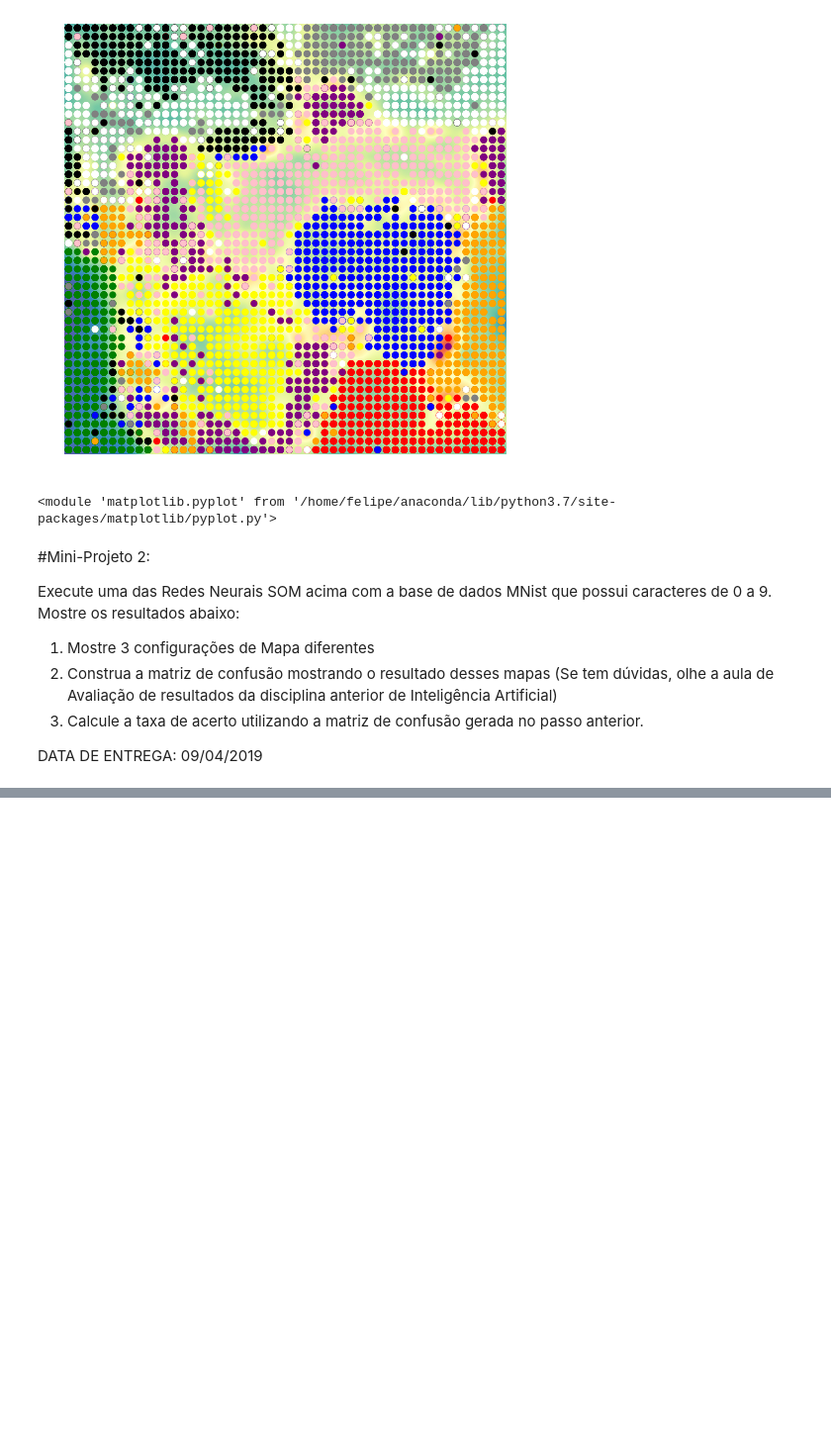
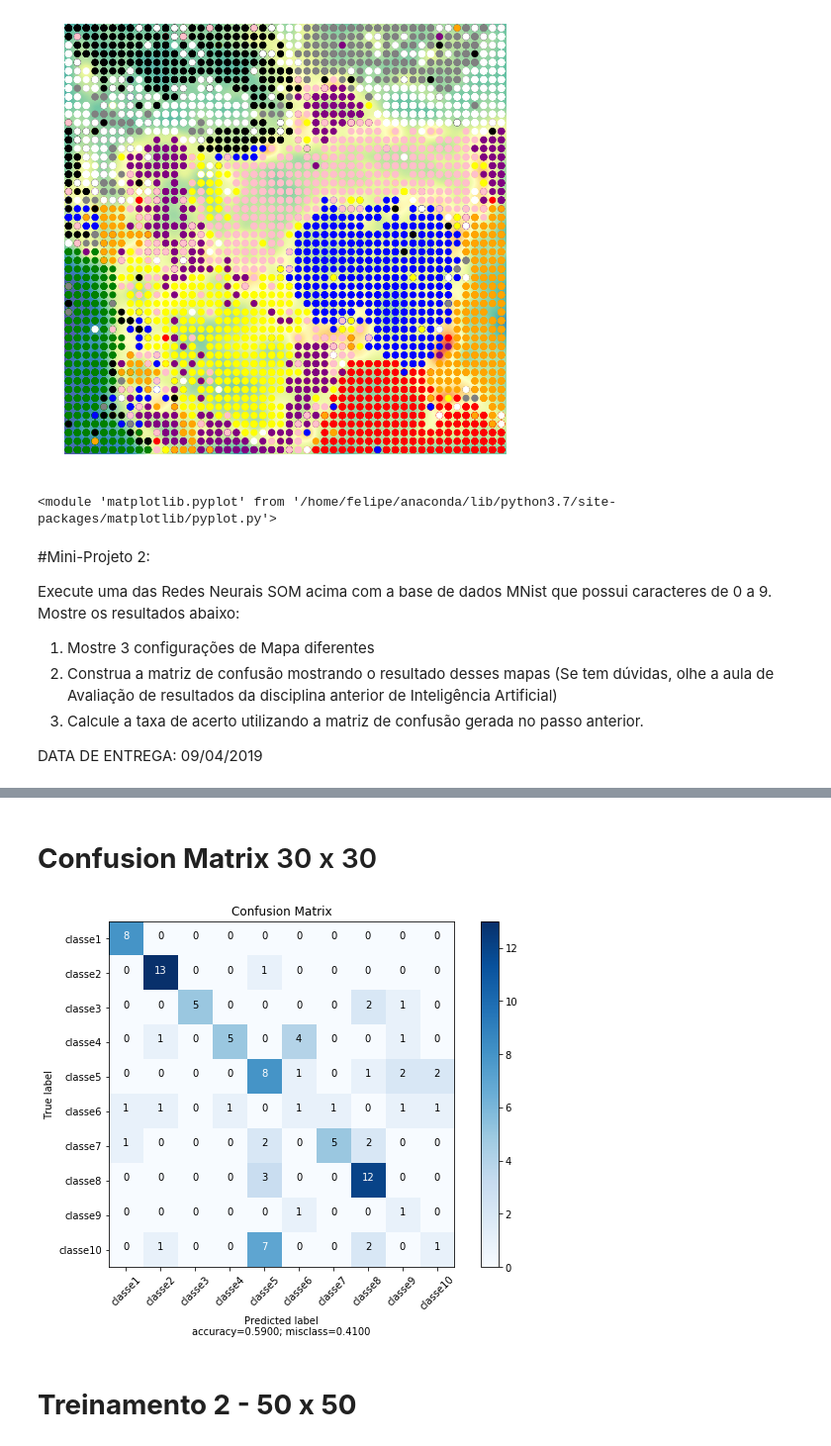
Before and after one commit to felipeescorel/redes_neurais, a Jupyter notebook: SOM/Self_Organising_Map.ipynb, the cells around one changed output, grey strips where cells are left out. Shown at 99% size. Saved outputs shown, nothing was run; the diff lists cells and outputs as text; code cells hidden in the pictures; blank space fills up the shorter version.

```diff
--- a/SOM/Self_Organising_Map.ipynb
+++ b/SOM/Self_Organising_Map.ipynb
@@ -126,0 +432,13 @@ DATA DE ENTREGA: 09/04/2019
+# %% [markdown]
+# **Confusion Matrix** 30 x 30
+# %%
+y_test_non_category = [ np.argmax(t) for t in y_test ]
+y_predict_non_category = [ np.argmax(t) for t in y_test_pred ]
+
+cm =confusion_matrix(y_test_non_category, y_predict_non_category)
+
+plot_confusion_matrix(cm, normalize=False, target_names=classes, title="Confusion Matrix")
+# %% [output]
+[figure, added]
+# %% [markdown]
+# **Treinamento 2 - 50 x 50**
```
Also changed, not shown: parts of 40 cells of this notebook.
